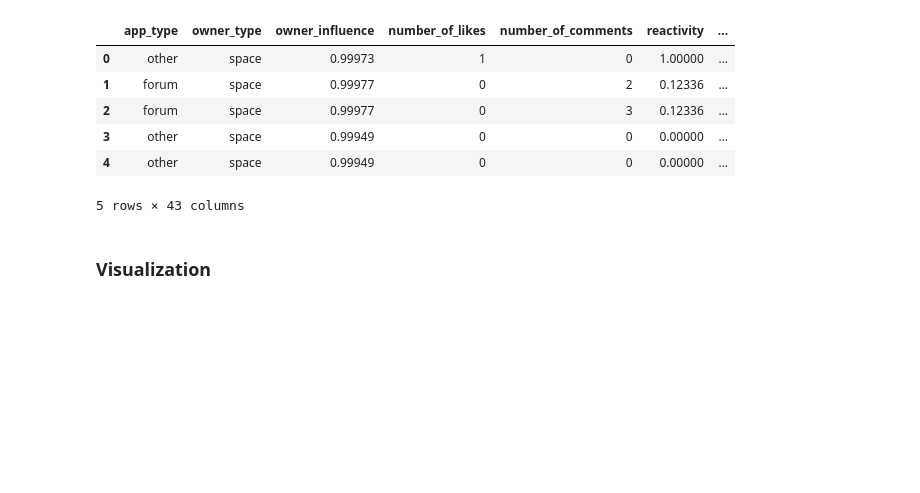
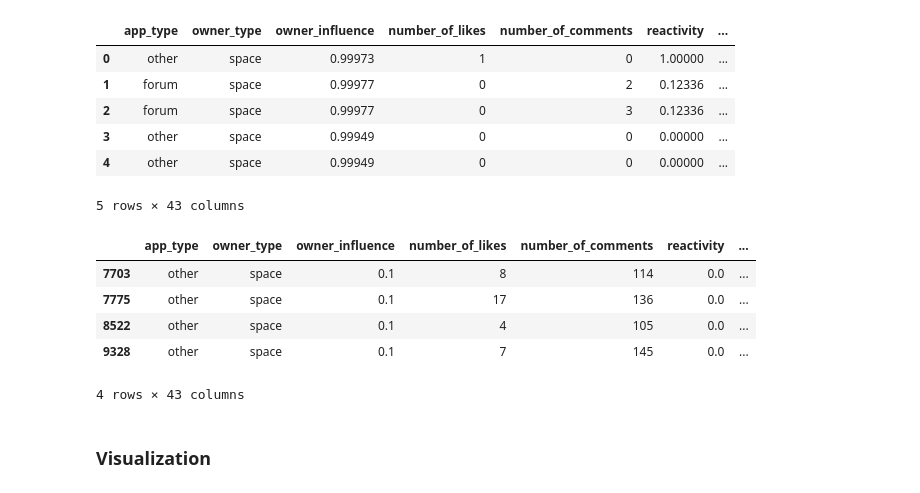
Before and after one commit to dmkirichen/unsup-news-relevancy, a Jupyter notebook: unsupervised_1hot.ipynb, the cells around one changed output. Saved outputs shown, nothing was run; the diff lists cells and outputs as text; code cells hidden in the pictures; blank space fills up the shorter version.

```diff
--- a/unsupervised_1hot.ipynb
+++ b/unsupervised_1hot.ipynb
@@ -271,6 +271,15 @@ final_df.head()
 | 3 | other | space | 0.99949 | 0 | 0 | 0.00000 | ... |
 | 4 | other | space | 0.99949 | 0 | 0 | 0.00000 | ... |
 5 rows × 43 columns
+# %%
+final_df[final_df['cluster'] == 4]
+# %% [output]
+|  | app_type | owner_type | owner_influence | number_of_likes | number_of_comments | reactivity | ... |
+| 7703 | other | space | 0.1 | 8 | 114 | 0.0 | ... |
+| 7775 | other | space | 0.1 | 17 | 136 | 0.0 | ... |
+| 8522 | other | space | 0.1 | 4 | 105 | 0.0 | ... |
+| 9328 | other | space | 0.1 | 7 | 145 | 0.0 | ... |
+4 rows × 43 columns
 # %% [markdown]
 ### Visualization
 # %%
```
Also changed, not shown: parts of 11 cells of this notebook, 2 other files.
